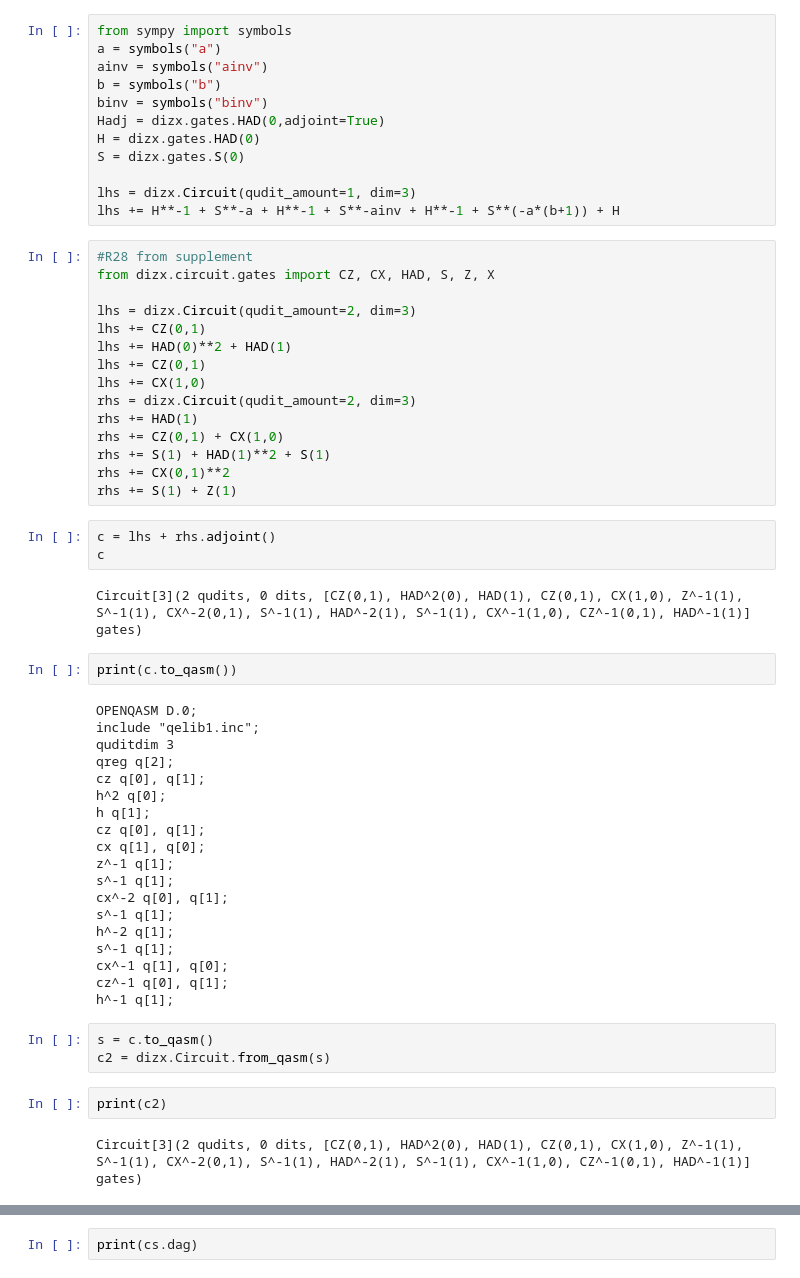
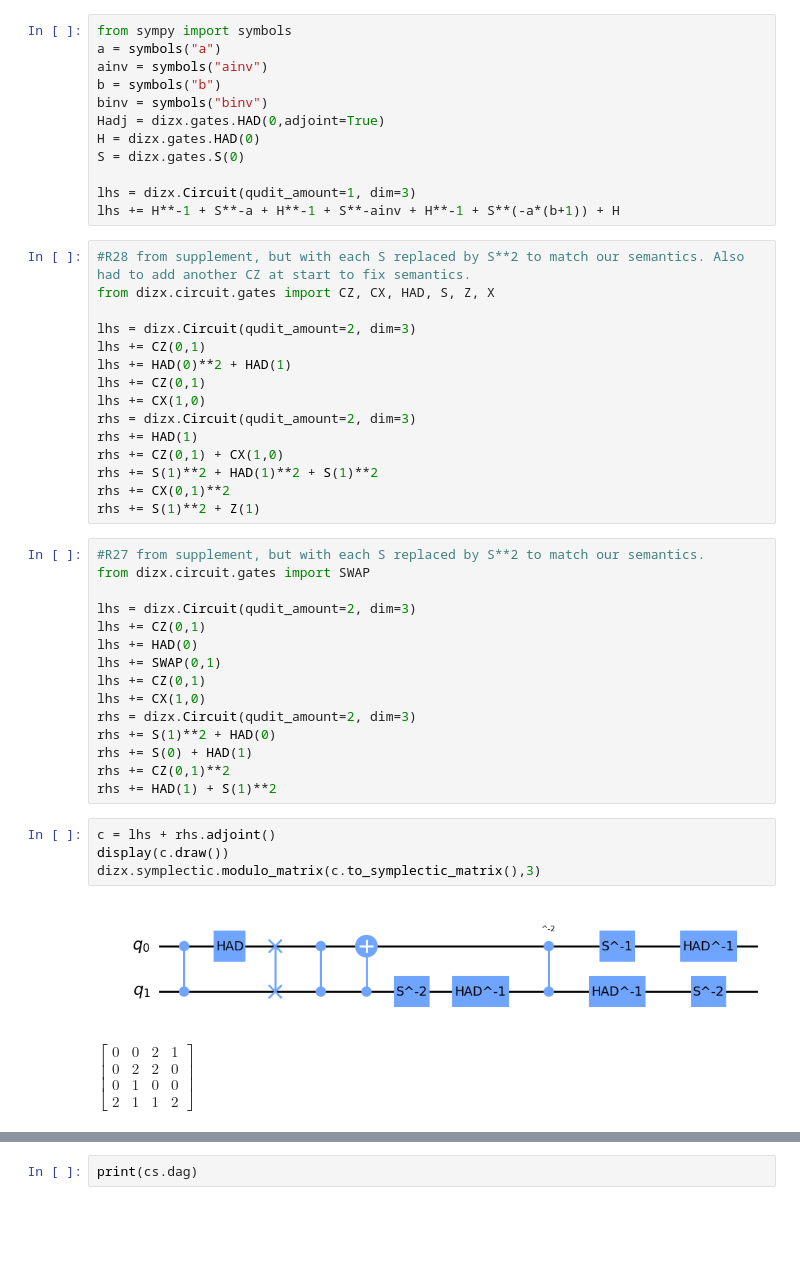
Before and after one commit to jvdwetering/dizx, a Jupyter notebook: notebooks/CircuitSimplifierHacking.ipynb, the cells around one changed output, grey strips where cells are left out. Cells and saved outputs as stored; diff of their text form; blank space fills up the shorter version.

```diff
--- a/notebooks/CircuitSimplifierHacking.ipynb
+++ b/notebooks/CircuitSimplifierHacking.ipynb
@@ -24,7 +24,7 @@ S = dizx.gates.S(0)
 lhs = dizx.Circuit(qudit_amount=1, dim=3)
 lhs += H**-1 + S**-a + H**-1 + S**-ainv + H**-1 + S**(-a*(b+1)) + H
 # %%
-#R28 from supplement
+#R28 from supplement, but with each S replaced by S**2 to match our semantics. Also had to add another CZ at start to fix semantics.
 from dizx.circuit.gates import CZ, CX, HAD, S, Z, X
 
 lhs = dizx.Circuit(qudit_amount=2, dim=3)
@@ -35,39 +35,28 @@ lhs += CX(1,0)
 rhs = dizx.Circuit(qudit_amount=2, dim=3)
 rhs += HAD(1)
 rhs += CZ(0,1) + CX(1,0)
-rhs += S(1) + HAD(1)**2 + S(1)
+rhs += S(1)**2 + HAD(1)**2 + S(1)**2
 rhs += CX(0,1)**2
-rhs += S(1) + Z(1)
+rhs += S(1)**2 + Z(1)
+# %%
+#R27 from supplement, but with each S replaced by S**2 to match our semantics.
+from dizx.circuit.gates import SWAP
+
+lhs = dizx.Circuit(qudit_amount=2, dim=3)
+lhs += CZ(0,1)
+lhs += HAD(0)
+lhs += SWAP(0,1)
+lhs += CZ(0,1)
+lhs += CX(1,0)
+rhs = dizx.Circuit(qudit_amount=2, dim=3)
+rhs += S(1)**2 + HAD(0)
+rhs += S(0) + HAD(1)
+rhs += CZ(0,1)**2
+rhs += HAD(1) + S(1)**2
 # %%
 c = lhs + rhs.adjoint()
-c
+display(c.draw())
+dizx.symplectic.modulo_matrix(c.to_symplectic_matrix(),3)
 # %% [output]
-Circuit[3](2 qudits, 0 dits, [CZ(0,1), HAD^2(0), HAD(1), CZ(0,1), CX(1,0), Z^-1(1), S^-1(1), CX^-2(0,1), S^-1(1), HAD^-2(1), S^-1(1), CX^-1(1,0), CZ^-1(0,1), HAD^-1(1)] gates)
+[figure, added]
+$\displaystyle \left[\begin{matrix}0 & 0 & 2 & 1\\0 & 2 & 2 & 0\\0 & 1 & 0 & 0\\2 & 1 & 1 & 2\end{matrix}\right]$
-# %%
-print(c.to_qasm())
-# %% [output]
-OPENQASM D.0;
-include "qelib1.inc";
-quditdim 3
-qreg q[2];
-cz q[0], q[1];
-h^2 q[0];
-h q[1];
-cz q[0], q[1];
-cx q[1], q[0];
-z^-1 q[1];
-s^-1 q[1];
-cx^-2 q[0], q[1];
-s^-1 q[1];
-h^-2 q[1];
-s^-1 q[1];
-cx^-1 q[1], q[0];
-cz^-1 q[0], q[1];
-h^-1 q[1];
-# %%
-s = c.to_qasm()
-c2 = dizx.Circuit.from_qasm(s)
-# %%
-print(c2)
-# %% [output]
-Circuit[3](2 qudits, 0 dits, [CZ(0,1), HAD^2(0), HAD(1), CZ(0,1), CX(1,0), Z^-1(1), S^-1(1), CX^-2(0,1), S^-1(1), HAD^-2(1), S^-1(1), CX^-1(1,0), CZ^-1(0,1), HAD^-1(1)] gates)
```
Also changed, not shown: parts of 31 cells of this notebook, 3 other files.
